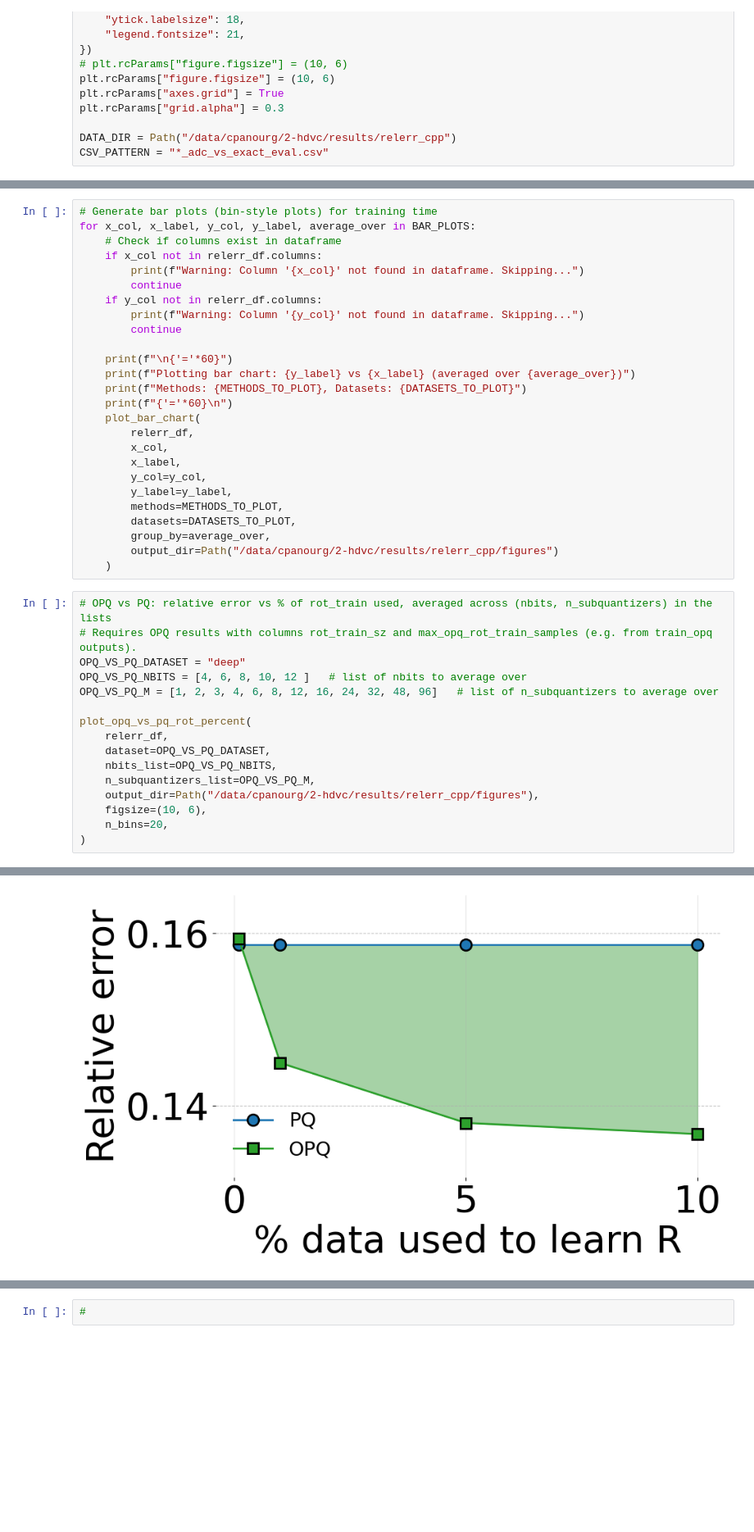
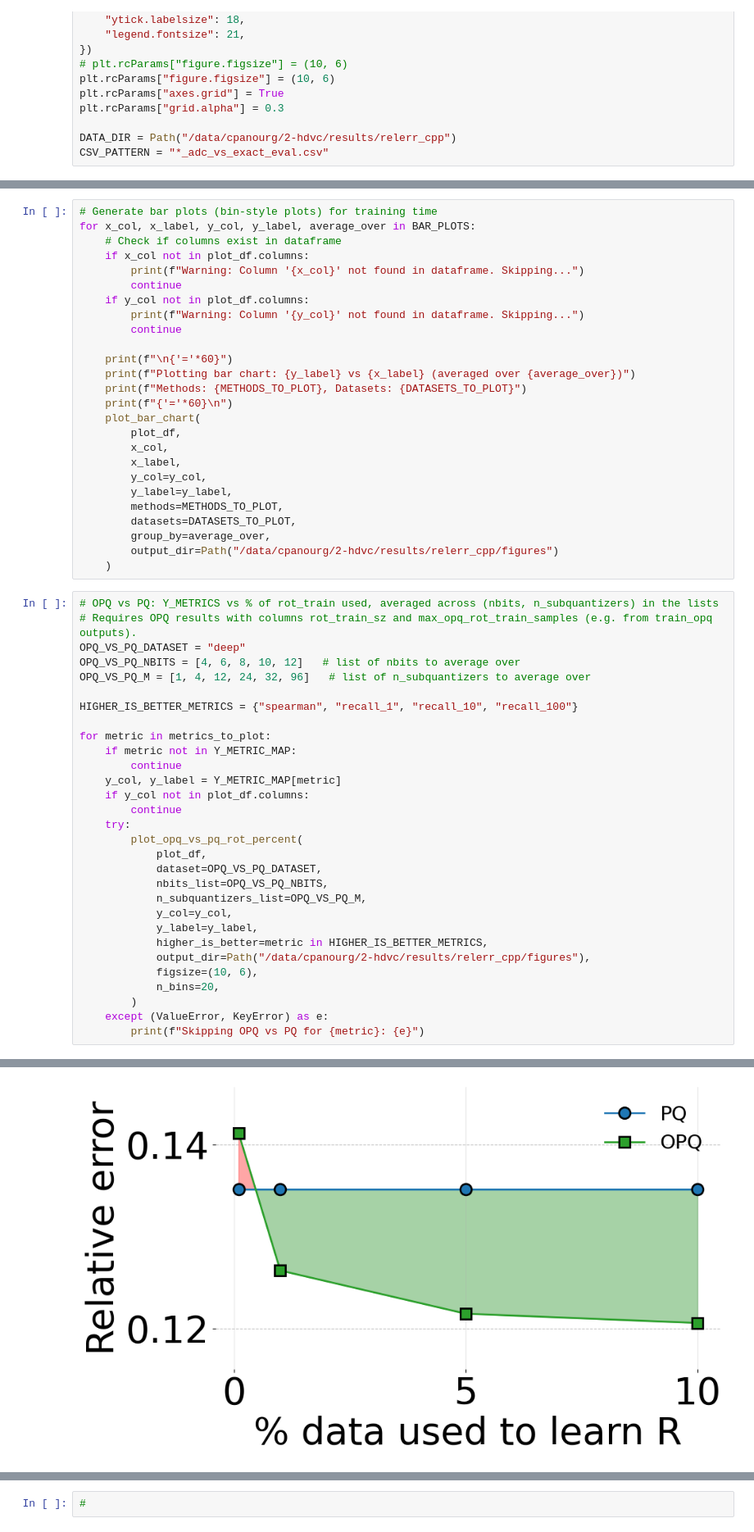
Before and after one commit to Hendrix8/hdvc, a Jupyter notebook: scripts/figure_generators/relerr_cpp_plots.ipynb, the cells around one changed output, grey strips where cells are left out. Shown at 82% size. Saved outputs shown, nothing was run; the diff lists cells and outputs as text; blank space fills up the shorter version.

```diff
--- a/scripts/figure_generators/relerr_cpp_plots.ipynb
+++ b/scripts/figure_generators/relerr_cpp_plots.ipynb
@@ -988,10 +1041,10 @@ Saved figure to /data/cpanourg/2-hdvc/results/relerr_cpp/figures/relerr_pq_deep_
 # Generate bar plots (bin-style plots) for training time
 for x_col, x_label, y_col, y_label, average_over in BAR_PLOTS:
     # Check if columns exist in dataframe
-    if x_col not in relerr_df.columns:
+    if x_col not in plot_df.columns:
         print(f"Warning: Column '{x_col}' not found in dataframe. Skipping...")
         continue
-    if y_col not in relerr_df.columns:
+    if y_col not in plot_df.columns:
         print(f"Warning: Column '{y_col}' not found in dataframe. Skipping...")
         continue
 
@@ -1000,7 +1053,7 @@ for x_col, x_label, y_col, y_label, average_over in BAR_PLOTS:
     print(f"Methods: {METHODS_TO_PLOT}, Datasets: {DATASETS_TO_PLOT}")
     print(f"{'='*60}\n")
     plot_bar_chart(
-        relerr_df,
+        plot_df,
         x_col,
         x_label,
         y_col=y_col,
@@ -1011,19 +1064,33 @@ for x_col, x_label, y_col, y_label, average_over in BAR_PLOTS:
         output_dir=Path("/data/cpanourg/2-hdvc/results/relerr_cpp/figures")
     )
 # %%
-# OPQ vs PQ: relative error vs % of rot_train used, averaged across (nbits, n_subquantizers) in the lists
+# OPQ vs PQ: Y_METRICS vs % of rot_train used, averaged across (nbits, n_subquantizers) in the lists
 # Requires OPQ results with columns rot_train_sz and max_opq_rot_train_samples (e.g. from train_opq outputs).
 OPQ_VS_PQ_DATASET = "deep"
-OPQ_VS_PQ_NBITS = [4, 6, 8, 10, 12 ]   # list of nbits to average over
-OPQ_VS_PQ_M = [1, 2, 3, 4, 6, 8, 12, 16, 24, 32, 48, 96]   # list of n_subquantizers to average over
+OPQ_VS_PQ_NBITS = [4, 6, 8, 10, 12]   # list of nbits to average over
+OPQ_VS_PQ_M = [1, 4, 12, 24, 32, 96]   # list of n_subquantizers to average over
 
-plot_opq_vs_pq_rot_percent(
-    relerr_df,
-    dataset=OPQ_VS_PQ_DATASET,
-    nbits_list=OPQ_VS_PQ_NBITS,
-    n_subquantizers_list=OPQ_VS_PQ_M,
-    output_dir=Path("/data/cpanourg/2-hdvc/results/relerr_cpp/figures"),
-    figsize=(10, 6),
-    n_bins=20,
-)
+HIGHER_IS_BETTER_METRICS = {"spearman", "recall_1", "recall_10", "recall_100"}
+
+for metric in metrics_to_plot:
+    if metric not in Y_METRIC_MAP:
+        continue
+    y_col, y_label = Y_METRIC_MAP[metric]
+    if y_col not in plot_df.columns:
+        continue
+    try:
+        plot_opq_vs_pq_rot_percent(
+            plot_df,
+            dataset=OPQ_VS_PQ_DATASET,
+            nbits_list=OPQ_VS_PQ_NBITS,
+            n_subquantizers_list=OPQ_VS_PQ_M,
+            y_col=y_col,
+            y_label=y_label,
+            higher_is_better=metric in HIGHER_IS_BETTER_METRICS,
+            output_dir=Path("/data/cpanourg/2-hdvc/results/relerr_cpp/figures"),
+            figsize=(10, 6),
+            n_bins=20,
+        )
+    except (ValueError, KeyError) as e:
+        print(f"Skipping OPQ vs PQ for {metric}: {e}")
 # %% [output]
@@ -1031,4 +1098,4 @@ Saved /data/cpanourg/2-hdvc/results/relerr_cpp/figures/opq_vs_pq_rot_pct_deep_M1
-[figure, old version]
+[figure, new version]
 # %%
 # OPQ vs PQ: training time vs % of data used to learn R (same lists as above, separate function)
 # PQ = train_time_s; OPQ = train_time_s + opq_train_time_s; averaged over OPQ_VS_PQ_NBITS and OPQ_VS_PQ_M
```
Also changed, not shown: parts of 5 cells of this notebook, 1 other file.
